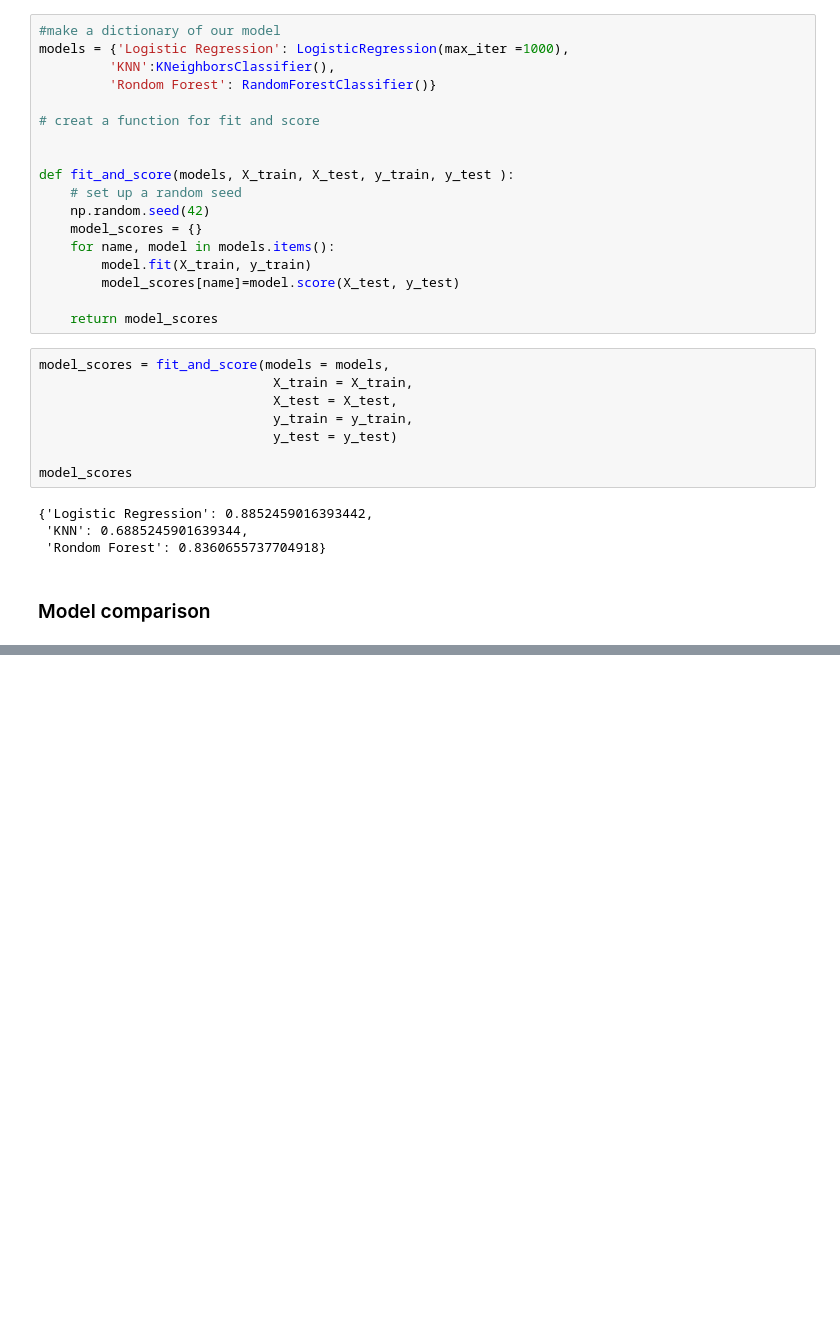
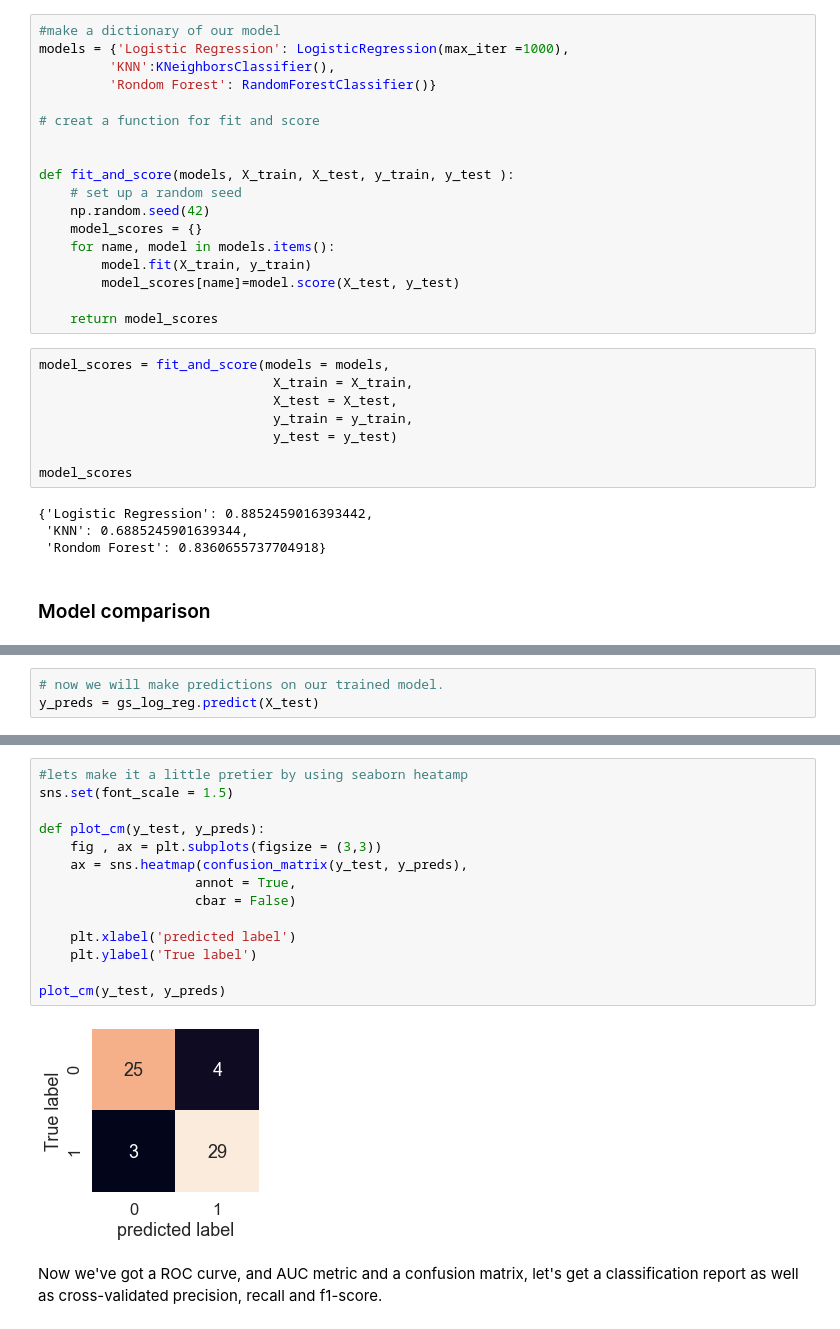
Before and after one commit to roelzaps/heart_disease_ML_project, a Jupyter notebook: end-to-end-heart-disease-classification.ipynb, the cells around one changed output, grey strips where cells are left out. Drawn from its saved outputs; the diff is of its cells as text; blank space fills up the shorter version.

```diff
--- a/end-to-end-heart-disease-classification.ipynb
+++ b/end-to-end-heart-disease-classification.ipynb
@@ -408,0 +631,3 @@ df.T.plot.bar()
+# %%
+# now we will make predictions on our trained model.
+y_preds = gs_log_reg.predict(X_test)
@@ -408,0 +669,18 @@ df.T.plot.bar()
+# %%
+#lets make it a little pretier by using seaborn heatamp
+sns.set(font_scale = 1.5)
+
+def plot_cm(y_test, y_preds):
+    fig , ax = plt.subplots(figsize = (3,3))
+    ax = sns.heatmap(confusion_matrix(y_test, y_preds),
+                    annot = True,
+                    cbar = False)
+
+    plt.xlabel('predicted label')
+    plt.ylabel('True label')
+
+plot_cm(y_test, y_preds)
+# %% [output]
+[figure, added]
+# %% [markdown]
+Now we've got a ROC curve, and AUC metric and a confusion matrix, let's get a classification report as well as cross-validated precision, recall and f1-score.
```
Also changed, not shown: parts of 41 cells of this notebook.
